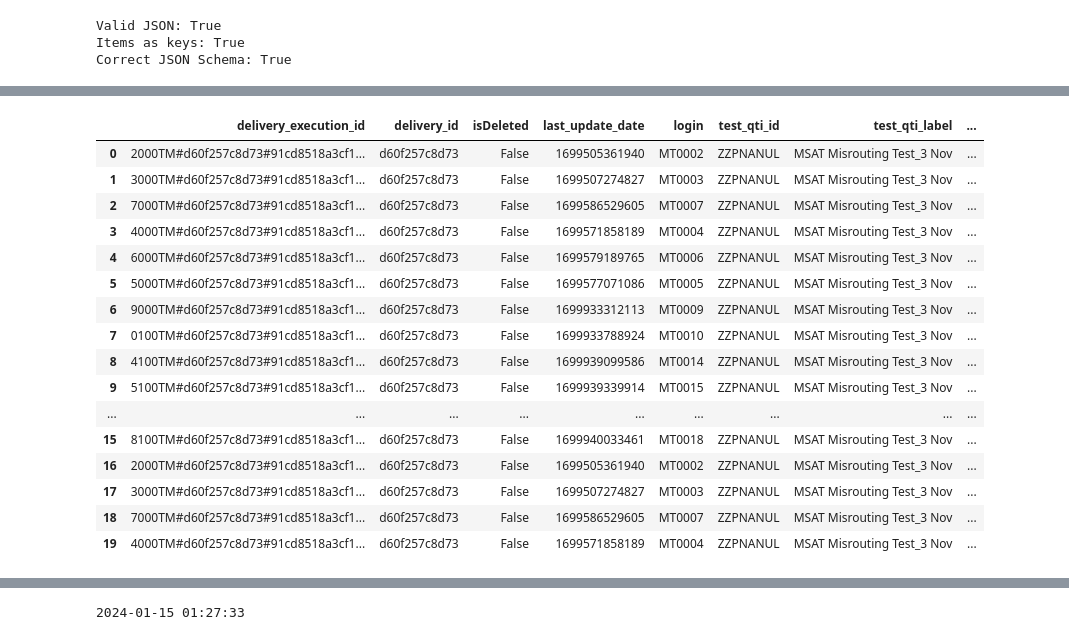
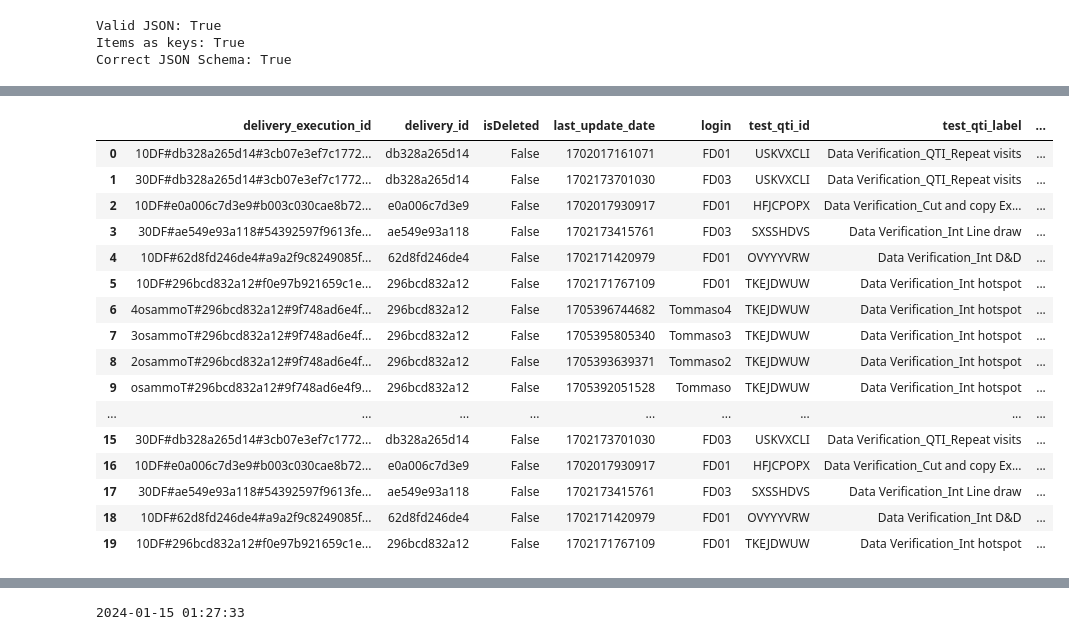
Before and after one commit to leonhead-acer/pisa2025-api-etl, a Jupyter notebook: Getting_started_with_Data_Extraction.ipynb, the cells around one changed output, grey strips where cells are left out. Cells and saved outputs as stored; diff of their text form; code cells hidden in the pictures.

```diff
--- a/Getting_started_with_Data_Extraction.ipynb
+++ b/Getting_started_with_Data_Extraction.ipynb
@@ -505,5 +574,5 @@ payload = json.dumps({
     ]
   }
 )
-url = "https://dynamic-query-api-pisa-qa.staging.gcp-eu.taocloud.org/api/v1/search/datastoreDeliveryResults"
+url = "https://dynamic-query-api-pisa-prod.prod.gcp-eu.taocloud.org/api/v1/search/datastoreDeliveries"
 df = req_func(req_type='post',url=url,token=token, data=payload)
@@ -583,7 +655,7 @@ for dl in deliveries:
   del_df[dl] = df
 # %%
 for k,v in del_df.items():
-  filename = './data/deliveryResults_' + k + '.json'
+  filename = './data/uiEvents_' + k + '.json'
   json_data = api_json_extract(v, entity = k, options = None)
   with open(filename, 'w') as output_data:
     output_data.write(
@@ -651,4 +799,12 @@ root
 # %%
 del_keys = list(del_df)
-raw_data = get_dat(api_json_extract(del_df[del_keys[2]], entity = del_keys[2], options = None))
-raw_data.head(5)
+raw_data = pd.DataFrame()
+raw_data_all = []
+for f in del_keys:
+  dat = get_dat(api_json_extract(del_df[f], entity = None, options = None))
+  raw_data_all.append(dat)
+
+raw_data = pd.concat(raw_data_all,axis=0,ignore_index=True)
+raw_data.to_excel('all_delivery results_PROD_'+ date.today().strftime('%Y%m%d') + '.xlsx')
+
+# raw_data.head(5)
@@ -918,11 +1077,11 @@ tmp.head(5)
 stub_cols = tmp.columns[tmp.columns.str.startswith("item-")]
 id_cols = set(tmp.columns) - set(stub_cols)
 
-raw_data = tmp.melt(
+raw_data_melt = tmp.melt(
   var_name = "items",
   value_name= "vars",
   id_vars = id_cols,
   value_vars = stub_cols
 )
 
-raw_data.head(5)
+raw_data_melt.head(5)
@@ -929,47 +1110,60 @@ raw_data.head(5)
 # %%
-json_dat = pd.json_normalize(raw_data.vars.tolist())
+json_dat = pd.json_normalize(raw_data_melt.vars.tolist())
 
-id_cols2 = set(raw_data.columns) - set(['vars'])
+meta_cols = [
+  # 'battery_id',
+  'delivery_execution_id',
+  'delivery_id',
+  'isDeleted',
+  'last_update_date',
+  'login',
+  'test_qti_id',
+  'test_qti_label',
+  'test_qti_title',
+  'raw_data'
+]
+
+id_cols2 = set(raw_data_melt.columns) - set(['vars'])
 extra_cols = ['items','vars','values']
 final_cols = meta_cols
 final_cols.extend(extra_cols)
 
 dat_long = (
-  raw_data
+  raw_data_melt
   .join(
     json_dat
   )
   .drop(
     ['vars'],
     axis = 1
   )
   .melt(
     var_name = "vars",
     value_name= "values",
     id_vars = id_cols2,
     value_vars = json_dat.columns
   )
   .reindex(
     columns=final_cols
   )
 )
 
 dat_long.head(20)
 # %% [output]
 |  | delivery_execution_id | delivery_id | isDeleted | last_update_date | login | test_qti_id | test_qti_label | ... |
-| 0 | 2000TM#d60f257c8d73#91cd8518a3cf1... | d60f257c8d73 | False | 1699505361940 | MT0002 | ZZPNANUL | MSAT Misrouting Test_3 Nov | ... |
-| 1 | 3000TM#d60f257c8d73#91cd8518a3cf1... | d60f257c8d73 | False | 1699507274827 | MT0003 | ZZPNANUL | MSAT Misrouting Test_3 Nov | ... |
-| 2 | 7000TM#d60f257c8d73#91cd8518a3cf1... | d60f257c8d73 | False | 1699586529605 | MT0007 | ZZPNANUL | MSAT Misrouting Test_3 Nov | ... |
-| 3 | 4000TM#d60f257c8d73#91cd8518a3cf1... | d60f257c8d73 | False | 1699571858189 | MT0004 | ZZPNANUL | MSAT Misrouting Test_3 Nov | ... |
-| 4 | 6000TM#d60f257c8d73#91cd8518a3cf1... | d60f257c8d73 | False | 1699579189765 | MT0006 | ZZPNANUL | MSAT Misrouting Test_3 Nov | ... |
-| 5 | 5000TM#d60f257c8d73#91cd8518a3cf1... | d60f257c8d73 | False | 1699577071086 | MT0005 | ZZPNANUL | MSAT Misrouting Test_3 Nov | ... |
-| 6 | 9000TM#d60f257c8d73#91cd8518a3cf1... | d60f257c8d73 | False | 1699933312113 | MT0009 | ZZPNANUL | MSAT Misrouting Test_3 Nov | ... |
-| 7 | 0100TM#d60f257c8d73#91cd8518a3cf1... | d60f257c8d73 | False | 1699933788924 | MT0010 | ZZPNANUL | MSAT Misrouting Test_3 Nov | ... |
-| 8 | 4100TM#d60f257c8d73#91cd8518a3cf1... | d60f257c8d73 | False | 1699939099586 | MT0014 | ZZPNANUL | MSAT Misrouting Test_3 Nov | ... |
-| 9 | 5100TM#d60f257c8d73#91cd8518a3cf1... | d60f257c8d73 | False | 1699939339914 | MT0015 | ZZPNANUL | MSAT Misrouting Test_3 Nov | ... |
+| 0 | 10DF#db328a265d14#3cb07e3ef7c1772... | db328a265d14 | False | 1702017161071 | FD01 | USKVXCLI | Data Verification_QTI_Repeat visits | ... |
+| 1 | 30DF#db328a265d14#3cb07e3ef7c1772... | db328a265d14 | False | 1702173701030 | FD03 | USKVXCLI | Data Verification_QTI_Repeat visits | ... |
+| 2 | 10DF#e0a006c7d3e9#b003c030cae8b72... | e0a006c7d3e9 | False | 1702017930917 | FD01 | HFJCPOPX | Data Verification_Cut and copy Ex... | ... |
+| 3 | 30DF#ae549e93a118#54392597f9613fe... | ae549e93a118 | False | 1702173415761 | FD03 | SXSSHDVS | Data Verification_Int Line draw | ... |
+| 4 | 10DF#62d8fd246de4#a9a2f9c8249085f... | 62d8fd246de4 | False | 1702171420979 | FD01 | OVYYYVRW | Data Verification_Int D&D | ... |
+| 5 | 10DF#296bcd832a12#f0e97b921659c1e... | 296bcd832a12 | False | 1702171767109 | FD01 | TKEJDWUW | Data Verification_Int hotspot | ... |
+| 6 | 4osammoT#296bcd832a12#9f748ad6e4f... | 296bcd832a12 | False | 1705396744682 | Tommaso4 | TKEJDWUW | Data Verification_Int hotspot | ... |
+| 7 | 3osammoT#296bcd832a12#9f748ad6e4f... | 296bcd832a12 | False | 1705395805340 | Tommaso3 | TKEJDWUW | Data Verification_Int hotspot | ... |
+| 8 | 2osammoT#296bcd832a12#9f748ad6e4f... | 296bcd832a12 | False | 1705393639371 | Tommaso2 | TKEJDWUW | Data Verification_Int hotspot | ... |
+| 9 | osammoT#296bcd832a12#9f748ad6e4f9... | 296bcd832a12 | False | 1705392051528 | Tommaso | TKEJDWUW | Data Verification_Int hotspot | ... |
 | ... | ... | ... | ... | ... | ... | ... | ... | ... |
-| 15 | 8100TM#d60f257c8d73#91cd8518a3cf1... | d60f257c8d73 | False | 1699940033461 | MT0018 | ZZPNANUL | MSAT Misrouting Test_3 Nov | ... |
-| 16 | 2000TM#d60f257c8d73#91cd8518a3cf1... | d60f257c8d73 | False | 1699505361940 | MT0002 | ZZPNANUL | MSAT Misrouting Test_3 Nov | ... |
-| 17 | 3000TM#d60f257c8d73#91cd8518a3cf1... | d60f257c8d73 | False | 1699507274827 | MT0003 | ZZPNANUL | MSAT Misrouting Test_3 Nov | ... |
-| 18 | 7000TM#d60f257c8d73#91cd8518a3cf1... | d60f257c8d73 | False | 1699586529605 | MT0007 | ZZPNANUL | MSAT Misrouting Test_3 Nov | ... |
-| 19 | 4000TM#d60f257c8d73#91cd8518a3cf1... | d60f257c8d73 | False | 1699571858189 | MT0004 | ZZPNANUL | MSAT Misrouting Test_3 Nov | ... |
+| 15 | 30DF#db328a265d14#3cb07e3ef7c1772... | db328a265d14 | False | 1702173701030 | FD03 | USKVXCLI | Data Verification_QTI_Repeat visits | ... |
+| 16 | 10DF#e0a006c7d3e9#b003c030cae8b72... | e0a006c7d3e9 | False | 1702017930917 | FD01 | HFJCPOPX | Data Verification_Cut and copy Ex... | ... |
+| 17 | 30DF#ae549e93a118#54392597f9613fe... | ae549e93a118 | False | 1702173415761 | FD03 | SXSSHDVS | Data Verification_Int Line draw | ... |
+| 18 | 10DF#62d8fd246de4#a9a2f9c8249085f... | 62d8fd246de4 | False | 1702171420979 | FD01 | OVYYYVRW | Data Verification_Int D&D | ... |
+| 19 | 10DF#296bcd832a12#f0e97b921659c1e... | 296bcd832a12 | False | 1702171767109 | FD01 | TKEJDWUW | Data Verification_Int hotspot | ... |
```
Also changed, not shown: parts of 27 cells of this notebook.
